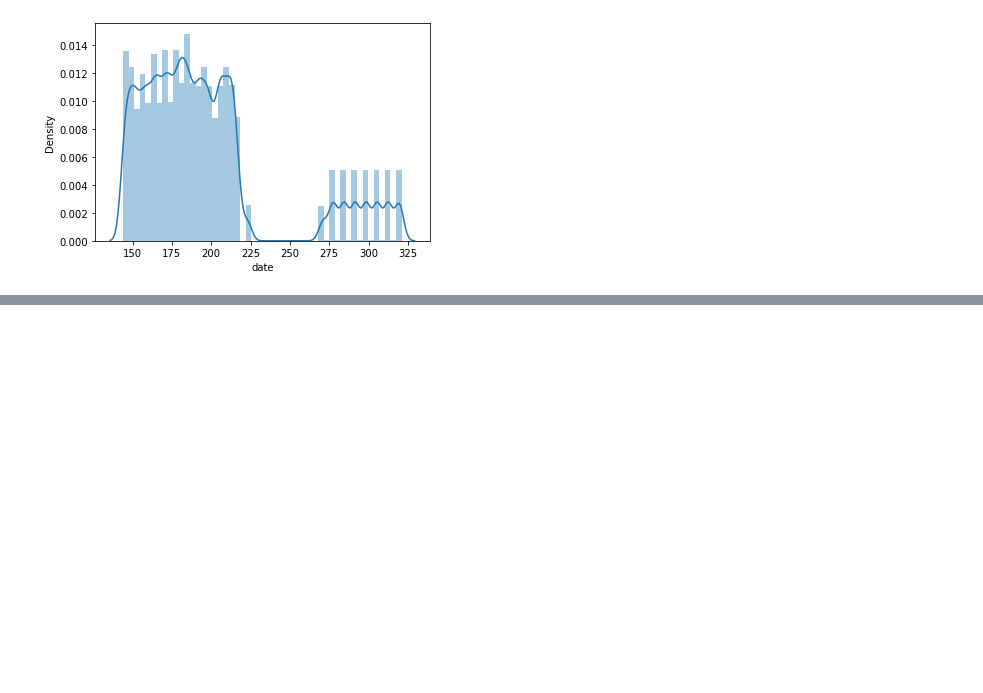
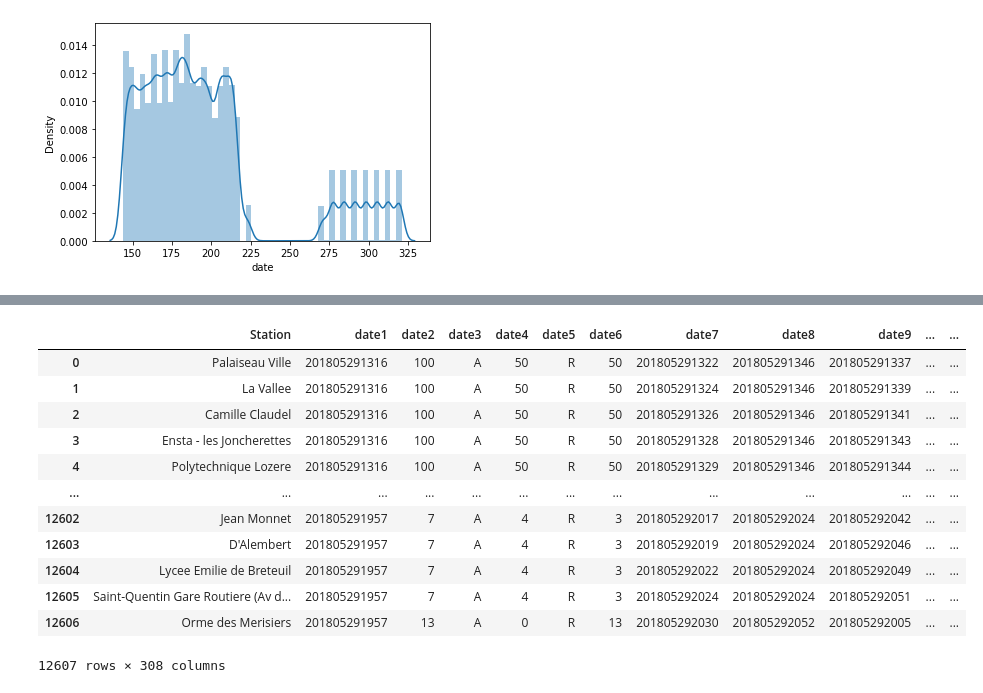
Before and after one commit to StanislasDOZIAS/INF442, a Jupyter notebook: statistique.ipynb, the cells around one changed output, grey strips where cells are left out. Saved outputs shown, nothing was run; the diff lists cells and outputs as text; code cells hidden in the pictures; blank space fills up the shorter version.

```diff
--- a/statistique.ipynb
+++ b/statistique.ipynb
@@ -72,0 +101,6 @@ sns.distplot(historical['date'])
+# %%
+test = pandas.read_csv("data/real_data_utile/05299106 - Copie.csv", sep="\t")
+# %%
+entete = ['date'+str(i) for i in range(308)]
+entete[0] = 'Station'
+test.columns = entete
@@ -72,0 +130,16 @@ sns.distplot(historical['date'])
+# %%
+test
+# %% [output]
+|  | Station | date1 | date2 | date3 | date4 | date5 | date6 | date7 | date8 | date9 | ... | ... |
+| 0 | Palaiseau Ville | 201805291316 | 100 | A | 50 | R | 50 | 201805291322 | 201805291346 | 201805291337 | ... | ... |
+| 1 | La Vallee | 201805291316 | 100 | A | 50 | R | 50 | 201805291324 | 201805291346 | 201805291339 | ... | ... |
+| 2 | Camille Claudel | 201805291316 | 100 | A | 50 | R | 50 | 201805291326 | 201805291346 | 201805291341 | ... | ... |
+| 3 | Ensta - les Joncherettes | 201805291316 | 100 | A | 50 | R | 50 | 201805291328 | 201805291346 | 201805291343 | ... | ... |
+| 4 | Polytechnique Lozere | 201805291316 | 100 | A | 50 | R | 50 | 201805291329 | 201805291346 | 201805291344 | ... | ... |
+| ... | ... | ... | ... | ... | ... | ... | ... | ... | ... | ... | ... | ... |
+| 12602 | Jean Monnet | 201805291957 | 7 | A | 4 | R | 3 | 201805292017 | 201805292024 | 201805292042 | ... | ... |
+| 12603 | D'Alembert | 201805291957 | 7 | A | 4 | R | 3 | 201805292019 | 201805292024 | 201805292046 | ... | ... |
+| 12604 | Lycee Emilie de Breteuil | 201805291957 | 7 | A | 4 | R | 3 | 201805292022 | 201805292024 | 201805292049 | ... | ... |
+| 12605 | Saint-Quentin Gare Routiere (Av d... | 201805291957 | 7 | A | 4 | R | 3 | 201805292024 | 201805292024 | 201805292051 | ... | ... |
+| 12606 | Orme des Merisiers | 201805291957 | 13 | A | 0 | R | 13 | 201805292030 | 201805292052 | 201805292005 | ... | ... |
+12607 rows × 308 columns
```
Also changed, not shown: parts of 22 cells of this notebook, 4 other files.
